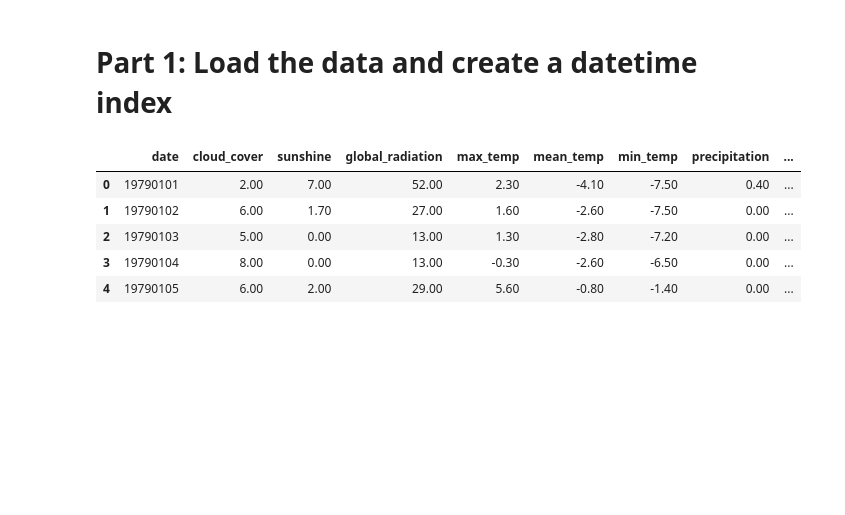
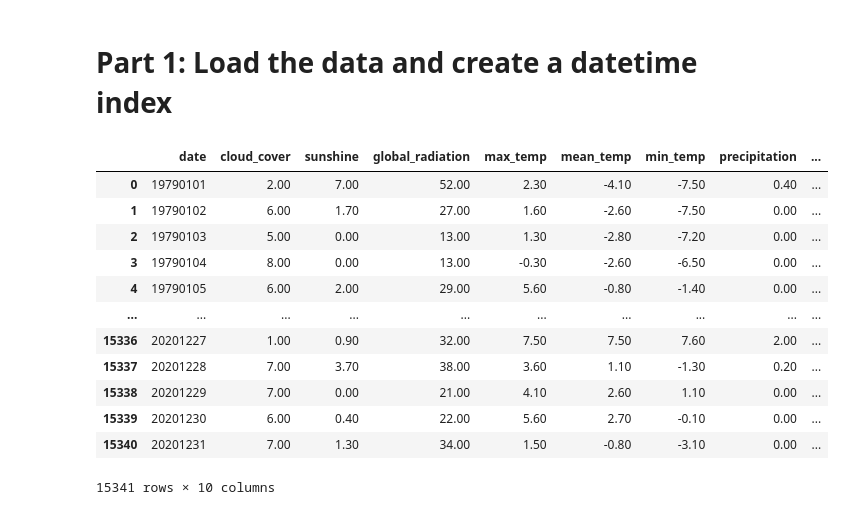
Before and after one commit to evelynmmartinez/Resampling-Datetime-Data-Core-, a Jupyter notebook: Resampling Data .ipynb, the cells around one changed output. Drawn from its saved outputs; the diff is of its cells as text; code cells hidden in the pictures; blank space fills up the shorter version.

```diff
--- a/Resampling Data .ipynb
+++ b/Resampling Data .ipynb
@@ -15,11 +16,18 @@ pd.set_option('display.float_format',lambda x:f"{x:,.2f}")
 # Part 1: Load the data and create a datetime index
 # %%
 df = pd.read_csv('Data/london_weather_MODIFIED - london_weather_MODIFIED.csv')
-df.head()
+df
 # %% [output]
 |  | date | cloud_cover | sunshine | global_radiation | max_temp | mean_temp | min_temp | precipitation | ... |
 | 0 | 19790101 | 2.00 | 7.00 | 52.00 | 2.30 | -4.10 | -7.50 | 0.40 | ... |
 | 1 | 19790102 | 6.00 | 1.70 | 27.00 | 1.60 | -2.60 | -7.50 | 0.00 | ... |
 | 2 | 19790103 | 5.00 | 0.00 | 13.00 | 1.30 | -2.80 | -7.20 | 0.00 | ... |
 | 3 | 19790104 | 8.00 | 0.00 | 13.00 | -0.30 | -2.60 | -6.50 | 0.00 | ... |
 | 4 | 19790105 | 6.00 | 2.00 | 29.00 | 5.60 | -0.80 | -1.40 | 0.00 | ... |
+| ... | ... | ... | ... | ... | ... | ... | ... | ... | ... |
+| 15336 | 20201227 | 1.00 | 0.90 | 32.00 | 7.50 | 7.50 | 7.60 | 2.00 | ... |
+| 15337 | 20201228 | 7.00 | 3.70 | 38.00 | 3.60 | 1.10 | -1.30 | 0.20 | ... |
+| 15338 | 20201229 | 7.00 | 0.00 | 21.00 | 4.10 | 2.60 | 1.10 | 0.00 | ... |
+| 15339 | 20201230 | 6.00 | 0.40 | 22.00 | 5.60 | 2.70 | -0.10 | 0.00 | ... |
+| 15340 | 20201231 | 7.00 | 1.30 | 34.00 | 1.50 | -0.80 | -3.10 | 0.00 | ... |
+15341 rows × 10 columns
```
Also changed, not shown: parts of 22 cells of this notebook.
